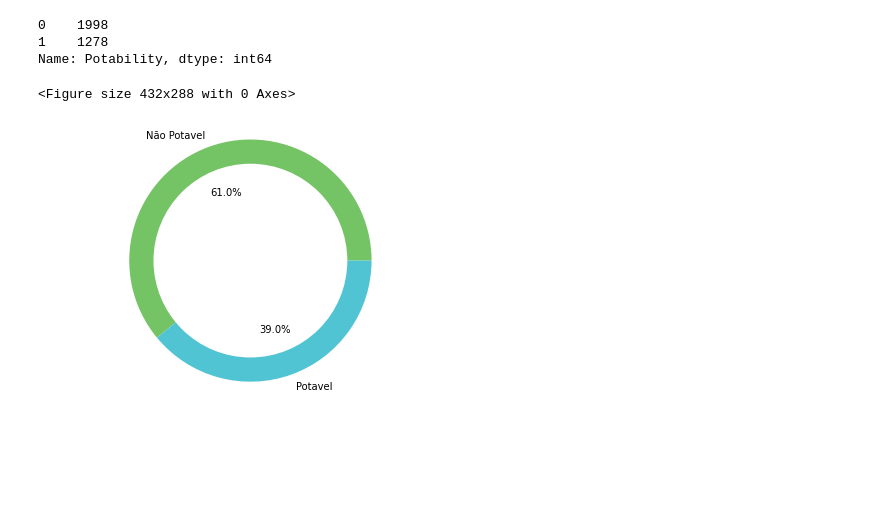
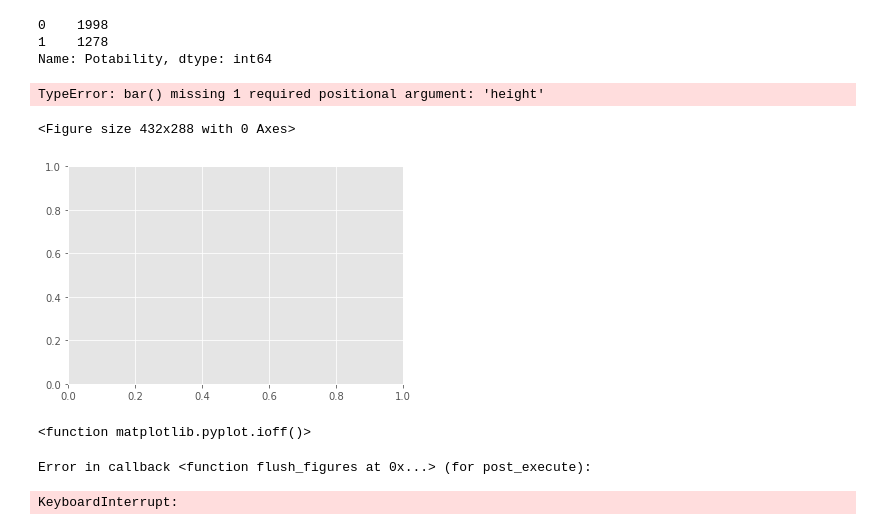
Before and after one commit to leonardo99i/Inteligencia_Artificial, a Jupyter notebook: Projeto_A3/Trabalho_A3.ipynb, the cells around one changed output. Saved outputs shown, nothing was run; the diff lists cells and outputs as text; code cells hidden in the pictures; blank space fills up the shorter version.

```diff
--- a/Projeto_A3/Trabalho_A3.ipynb
+++ b/Projeto_A3/Trabalho_A3.ipynb
@@ -80,22 +127,30 @@ Name: Potability, dtype: int64
 # %%
 plt.clf()
 plt.style.use('ggplot')
 
 # Create subplot and pie chart
 fig1, ax1 = plt.subplots()
-ax1.pie(df['Potability'].value_counts(), colors=[verde, azul], labels=['Não Potavel', 'Potavel'], autopct='%1.1f%%', startangle=0, rotatelabels=False)
+ax1.bar(df['Potability'].value_counts(), colors=[verde, azul], labels=['Não Potavel', 'Potavel'], autopct='%1.1f%%', startangle=0, rotatelabels=False)
 
 #draw circle
 centre_circle = plt.Circle((0,0),0.80, fc='white')
 fig = plt.gcf()
 fig.gca().add_artist(centre_circle)
 
 # Equal aspect ratio ensures that pie is drawn as a circle
 ax1.axis('equal')
 
 # Set tighten layout and show plot
 plt.tight_layout()
 plt.show()
 # %% [output]
-<Figure size 432x288 with 0 Axes>
+TypeError: bar() missing 1 required positional argument: 'height'
+<Figure size 432x288 with 0 Axes>
-[figure, old version]
+[figure, new version]
+# %%
+sns.pairplot(df,vars=['ph','Hardness','Solids','Chloramines','Sulfate','Conductivity','Organic_carbon','Trihalomethanes','Turbidity'] ,hue='Potability')
+plt.ioff
+# %% [output]
+<function matplotlib.pyplot.ioff()>
+Error in callback <function flush_figures at 0x...> (for post_execute):
+KeyboardInterrupt:
```
Also changed, not shown: parts of 11 cells of this notebook, 1 other file.
